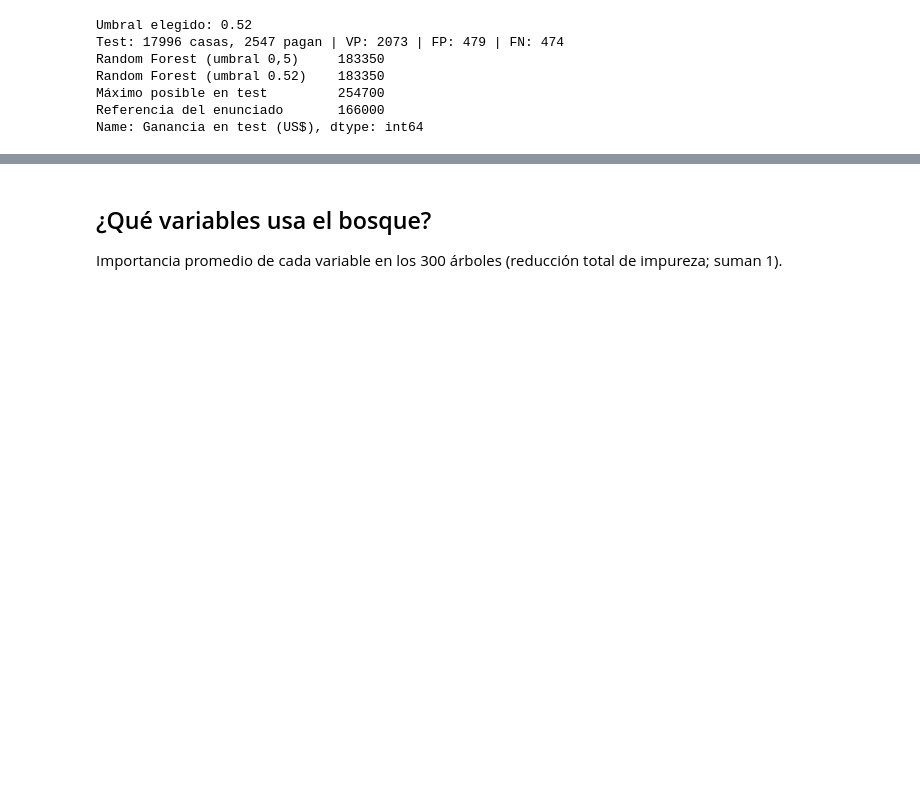
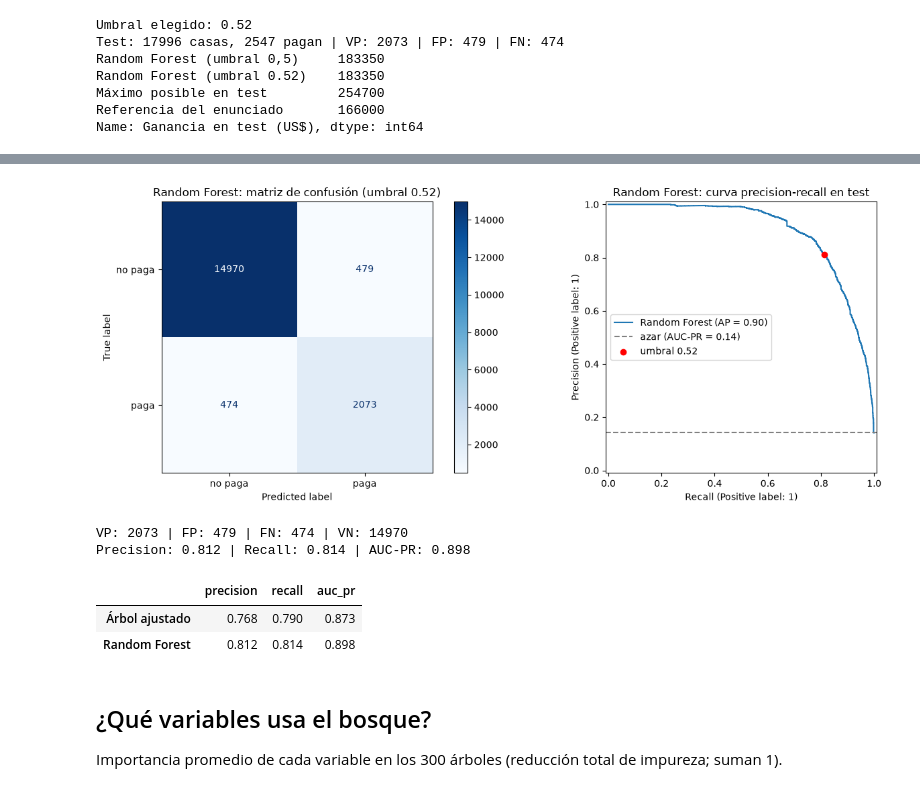
Before and after one commit to MartinDido100/ciencia-de-datos, a Jupyter notebook: primer_parcial/primer_parcial.ipynb, the cells around one changed output, grey strips where cells are left out. Cells and saved outputs as stored; diff of their text form; code cells hidden in the pictures; blank space fills up the shorter version.

```diff
--- a/primer_parcial/primer_parcial.ipynb
+++ b/primer_parcial/primer_parcial.ipynb
@@ -1090,3 +1142,14 @@ Name: Ganancia en test (US$), dtype: int64
+# %%
+metricas_rf = evaluar_en_test(modelo_rf, umbral_rf, 'Random Forest')
+
+pd.DataFrame([metricas_arbol, metricas_rf]).round(3)
+# %% [output]
+[figure, added]
+VP: 2073 | FP: 479 | FN: 474 | VN: 14970
+Precision: 0.812 | Recall: 0.814 | AUC-PR: 0.898
+|  | precision | recall | auc_pr |
+| Árbol ajustado | 0.768 | 0.790 | 0.873 |
+| Random Forest | 0.812 | 0.814 | 0.898 |
 # %% [markdown]
 ## ¿Qué variables usa el bosque?
 
```
Also changed, not shown: parts of 4 cells of this notebook.
